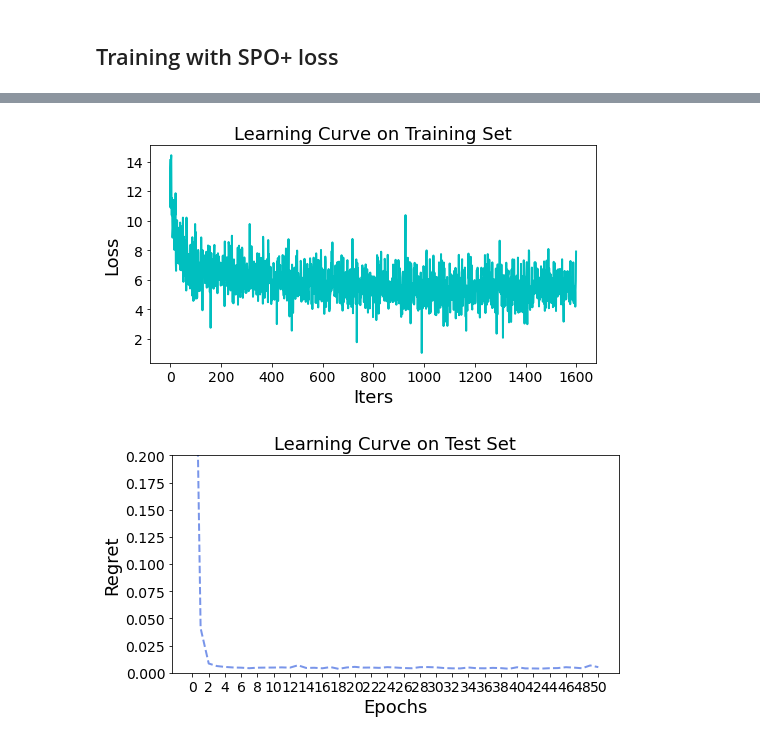
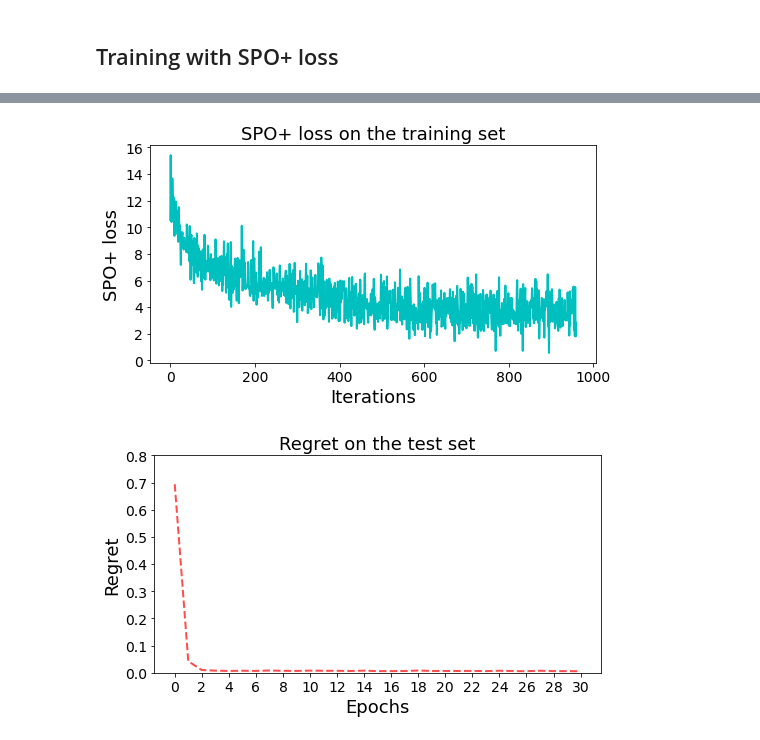
Before and after one commit to jackliu333/regularization_in_deep_learning, a Jupyter notebook: Chapter_9.ipynb, the cells around one changed output, grey strips where cells are left out. Cells and saved outputs as stored; diff of their text form; code cells hidden in the pictures.

```diff
--- a/Chapter_9.ipynb
+++ b/Chapter_9.ipynb
@@ -674,33 +548,32 @@ def calRegret(optmodel, pred_cost, true_cost, true_obj):
     loss = obj - true_obj
     return loss
 # %%
-# train model
-num_epochs = 50
+num_epochs = 30
+# switch the model to training mode
 reg.train()
-# init log
+# store training set loss per batch
 loss_log = []
+# store test set regret per epoch
 loss_log_regret = [regret(reg, opt_model, loader_test)]
 for epoch in range(num_epochs):
-    # load data
+    # load data in batches
     for i, data in enumerate(loader_train):
+        # prepare the necessary ingredients
         x, c, w, z = data
-        # cuda
+        # pass to cuda if available
         if torch.cuda.is_available():
             x, c, w, z = x.cuda(), c.cuda(), w.cuda(), z.cuda()
         # forward pass
         cp = reg(x)
-        # for obs_idx, (obs_cp, obs_c, obs_w, obs_z) in enumerate(zip(cp, c, w, z)):
-        #     loss += spop(obs_cp, obs_c, obs_w, obs_z)
-        # loss /= len(data)
-        # print(loss)
+        # calculate SPO+ loss and take average for the whole batch
         loss = spop(cp, c, w, z).mean()
         # backward pass
         optimizer.zero_grad()
         loss.backward()
+        # weight update via SGD
         optimizer.step()
-        # log
         loss_log.append(loss.item())
-    batch_regret = regret(reg, opt_model, loader_test)
-    loss_log_regret.append(batch_regret)
-    print("Epoch {:3}, Loss: {:8.4f}, Regret: {:7.4f}%".format(epoch+1, loss.item(), batch_regret*100))
+    epoch_regret = regret(reg, opt_model, loader_test)
+    loss_log_regret.append(epoch_regret)
+    print("Epoch {:3}, Loss: {:8.4f}, Regret: {:7.4f}%".format(epoch+1, loss.item(), epoch_regret*100))
 # %% [output]
@@ -724,25 +597,25 @@ Epoch  50, Loss:   7.9080, Regret:  0.5204%
 # %%
-# draw plot for training loss
+# plot training loss per iteration
 plt.figure(figsize=(8, 4))
 plt.plot(loss_log, color="c", lw=2)
 plt.xticks(fontsize=14)
 plt.yticks(fontsize=14)
-plt.xlabel("Iters", fontsize=18)
-plt.ylabel("Loss", fontsize=18)
-plt.title("Learning Curve on Training Set", fontsize=18)
+plt.xlabel("Iterations", fontsize=18)
+plt.ylabel("SPO+ loss", fontsize=18)
+plt.title("SPO+ loss on the training set", fontsize=18)
 plt.show()
 # %% [output]
-[figure, old version]
+[figure, new version]
 # %%
-# draw plot for regret on test
+# plot the regret on test set
 fig = plt.figure(figsize=(8, 4))
-plt.plot(range(num_epochs+1), loss_log_regret, color="royalblue", ls="--", alpha=0.7, lw=2)
+plt.plot(range(num_epochs+1), loss_log_regret, color="red", ls="--", alpha=0.7, lw=2)
 plt.xticks(range(0, num_epochs+1, 2), fontsize=14)
 plt.yticks(fontsize=14)
-plt.ylim(0, 0.2)
+plt.ylim(0, 0.8)
 plt.xlabel("Epochs", fontsize=18)
 plt.ylabel("Regret", fontsize=18)
-plt.title("Learning Curve on Test Set", fontsize=18)
+plt.title("Regret on the test set", fontsize=18)
 plt.show()
 # %% [output]
-[figure, old version]
+[figure, new version]
```
Also changed, not shown: parts of 19 cells of this notebook.
